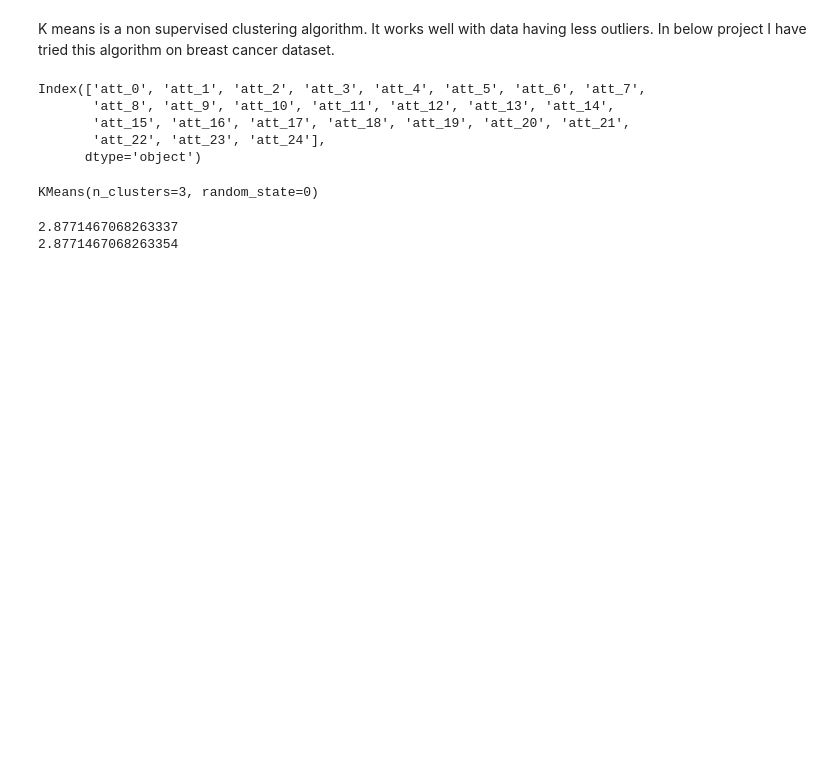
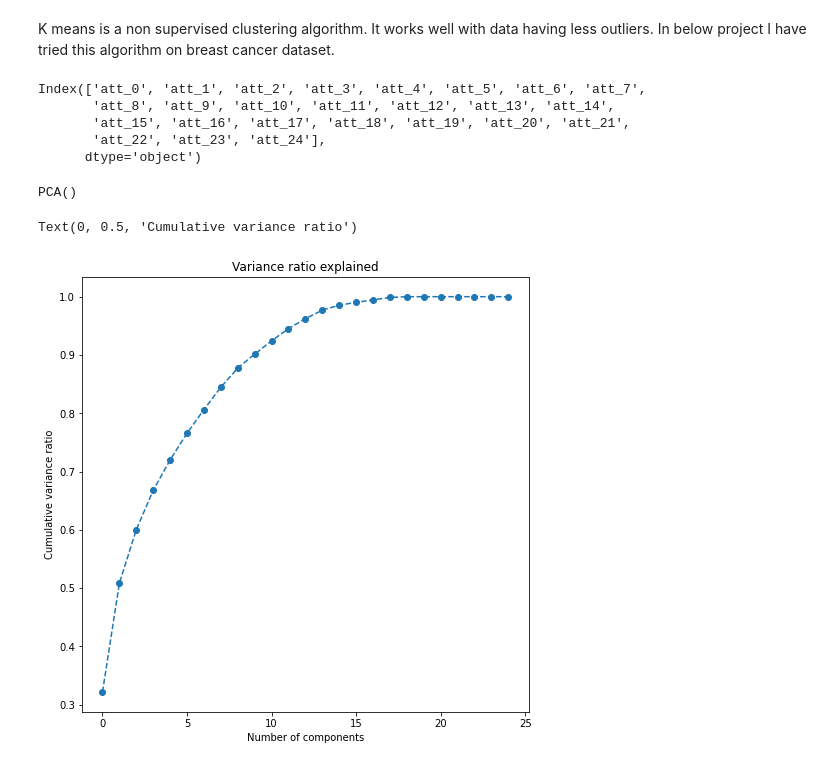
Before and after one commit to varadparaswar/Projects, a Jupyter notebook: kmeans_v1.ipynb, the cells around one changed output. Cells and saved outputs as stored; diff of their text form; code cells hidden in the pictures; blank space fills up the shorter version.

```diff
--- a/kmeans_v1.ipynb
+++ b/kmeans_v1.ipynb
@@ -116,20 +116,19 @@ distribution_handler = ColumnTransformer(transformers=[
 # %%
 processed_data_2=pd.DataFrame(distribution_handler.fit_transform(processed_data_1),
                               columns = processed_data_1.columns)
-# %%
-
-n_clusters=3
-model=KMeans(n_clusters=n_clusters, random_state=0).fit(processed_data_2)
-print(model)
-# %% [output]
-KMeans(n_clusters=3, random_state=0)
-# %%
-num=model.predict(np.array(processed_data_2.iloc[2]).reshape(1, -1))
-a=np.array(processed_data_2.iloc[2]).reshape(1, -1)
-b=model.cluster_centers_[num]
-print( np.linalg.norm(a - b))
-print(np.min(model.transform(np.array(processed_data_2.iloc[2]).reshape(1, -1))))
-# %% [output]
-2.8771467068263337
-2.8771467068263354
+# %%
+f=PCA()
+f.fit(processed_data_2)
+# %% [output]
+PCA()
+# %%
+plt.figure(figsize=(8,8))
+f.explained_variance_ratio_.cumsum()
+plt.plot(f.explained_variance_ratio_.cumsum(),marker='o',linestyle='--')
+plt.title('Variance ratio explained')
+plt.xlabel('Number of components')
+plt.ylabel('Cumulative variance ratio')
+# %% [output]
+Text(0, 0.5, 'Cumulative variance ratio')
+[figure, added]
 # %%
```
Also changed, not shown: parts of 2 cells of this notebook, 1 other file.
